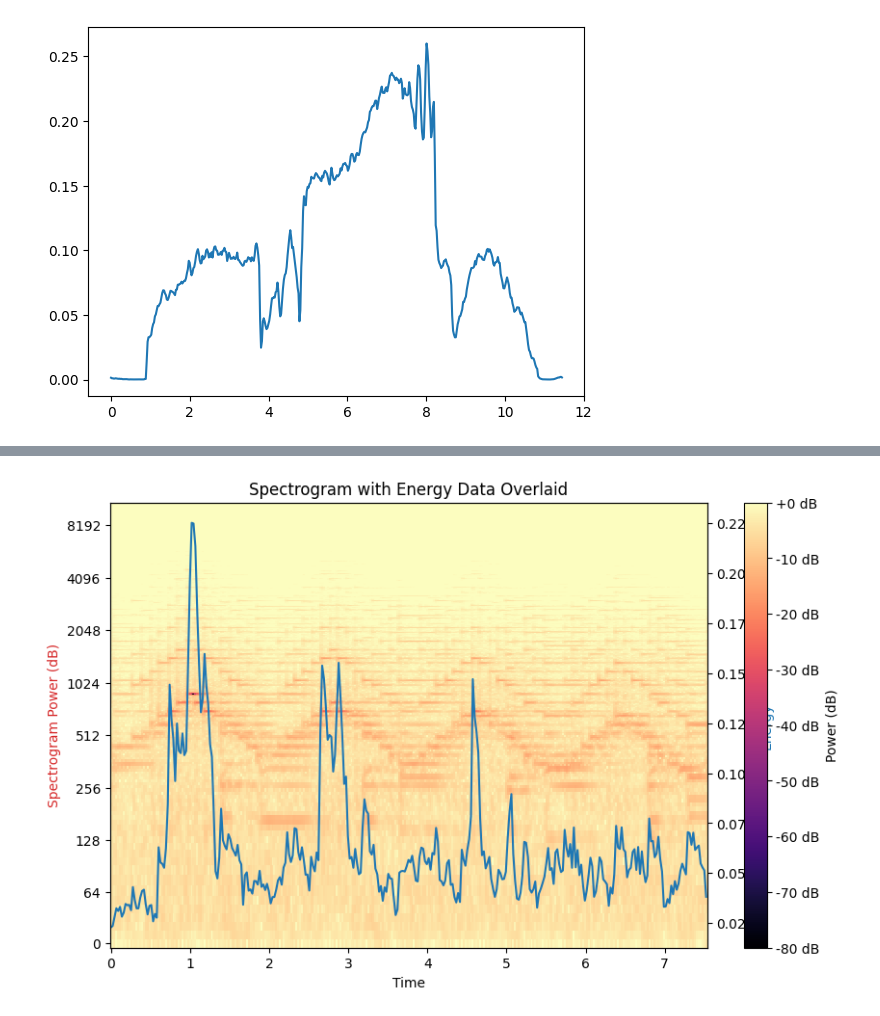
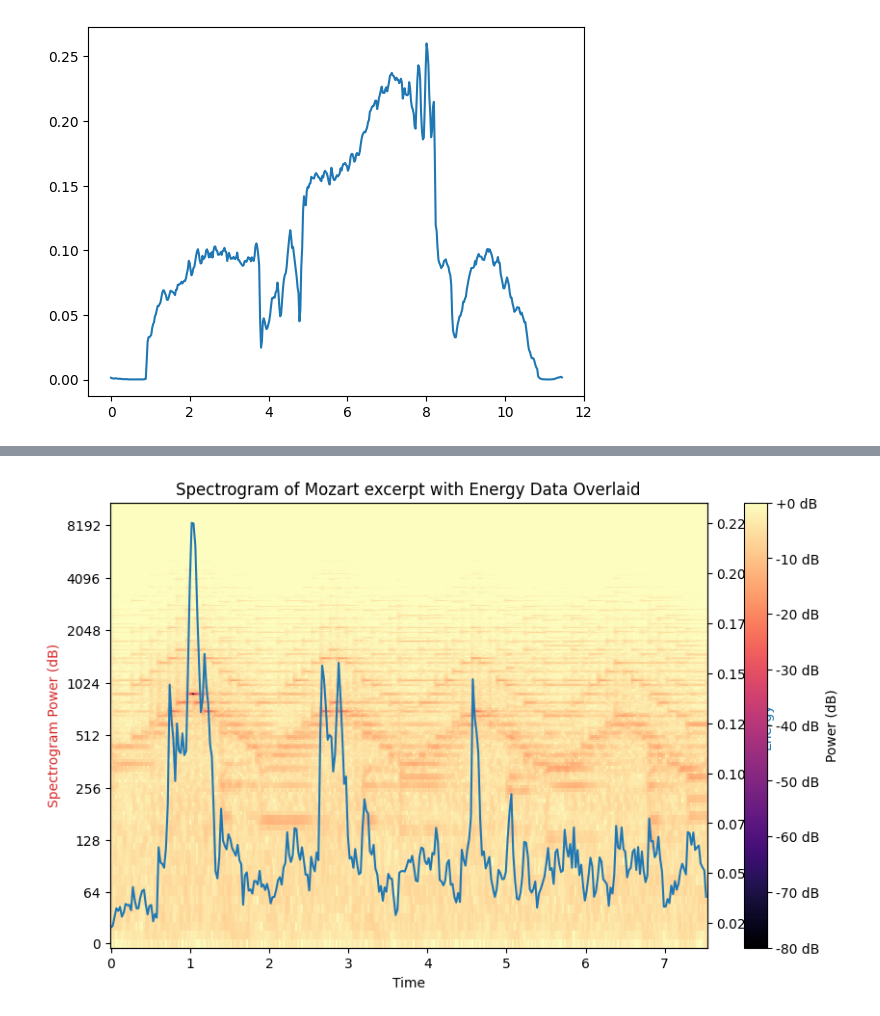
Before and after one commit to jcdevaney/audioAnalysisWorkshop, a Jupyter notebook: audioAnalysisWorkbook.ipynb, the cells around one changed output, grey strips where cells are left out. Saved outputs shown, nothing was run; the diff lists cells and outputs as text; code cells hidden in the pictures.

```diff
--- a/audioAnalysisWorkbook.ipynb
+++ b/audioAnalysisWorkbook.ipynb
@@ -16,7 +22,7 @@ import librosa
 # %% [markdown]
 # Define a function to plot a spectrogram with an overlay data exported from a VAMP plugin
 # %%
-def overlayPlot(audiofile,dataDF):
+def overlayPlot(audiofile,dataDF,title):
     # open audio file
     y, fs = librosa.load(audiofile)
 
@@ -39,7 +45,7 @@ def overlayPlot(audiofile,dataDF):
     cbar = plt.colorbar(format='%+2.0f dB', ax=ax1)
     cbar.set_label('Power (dB)')
 
-    plt.title('Spectrogram with Energy Data Overlaid')
+    plt.title(title)
     plt.show()
 # %% [markdown]
 # Load and examine a VAMP plugin csv file
@@ -90,7 +99,8 @@ overlayPlot(audiofileKings,csvKings)
 # %%
 audiofileMozart = '/content/audioAnalysisWorkshop/audio/mozartSeg.wav'
 csvMozart = pd.read_csv('/content/audioAnalysisWorkshop/audio/mozartSeg_vamp_bbc-vamp-plugins_bbc-energy_rmsenergy.csv',names=['Time','Data'])
+titleMozart = 'Spectrogram of Mozart excerpt with Energy Data Overlaid'
 
-overlayPlot(audiofileMozart,csvMozart)
+overlayPlot(audiofileMozart,csvMozart,titleMozart)
 # %% [output]
-[figure, old version]
+[figure, new version]
```
Also changed, not shown: parts of 4 cells of this notebook.
